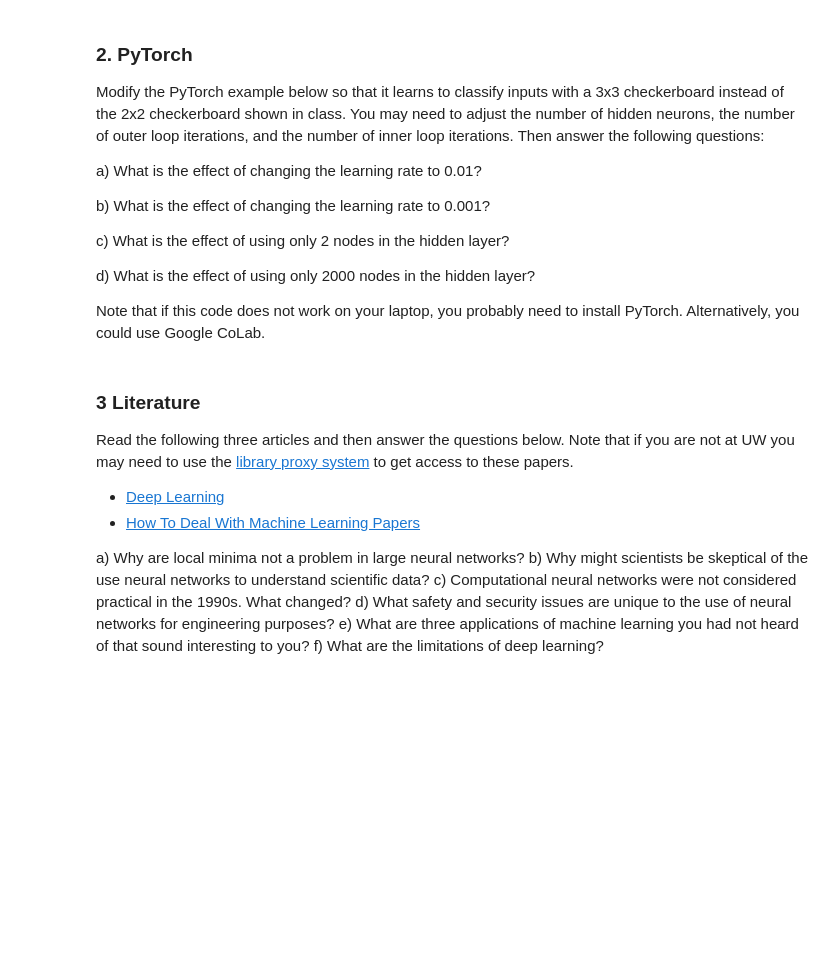
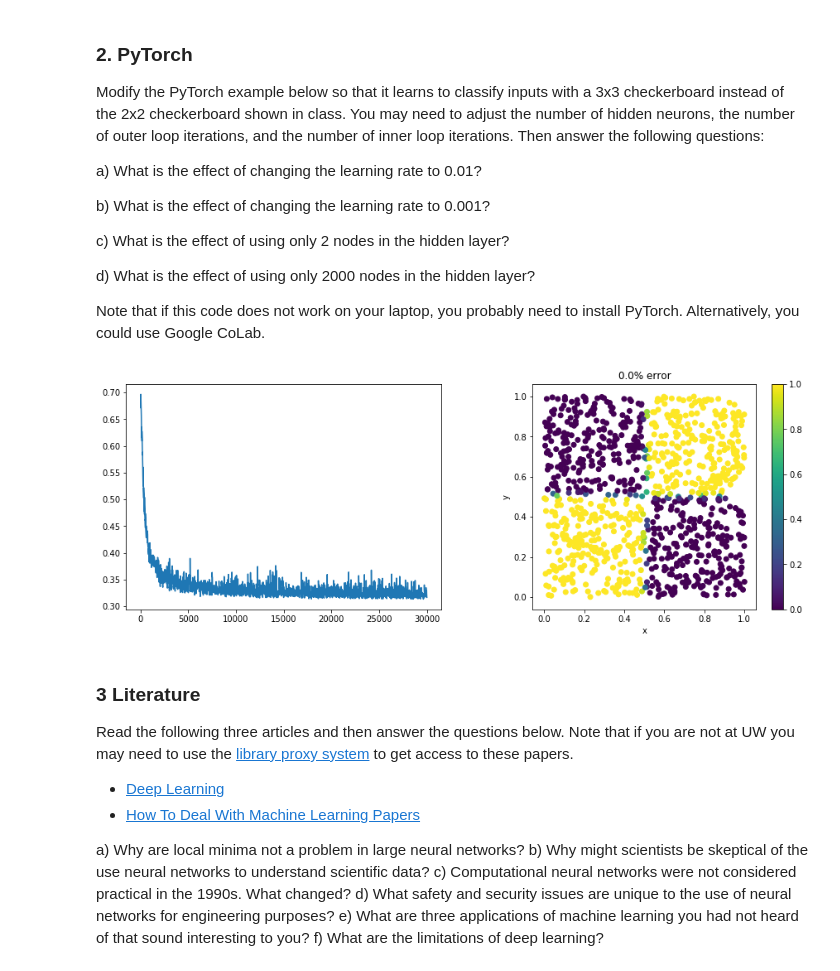
Before and after one commit to klavins/EE502P, a Jupyter notebook: hw/HW_09_ML_Due_12_4.ipynb, the cells around one changed output. Cells and saved outputs as stored; diff of their text form; code cells hidden in the pictures; blank space fills up the shorter version.

```diff
--- a/hw/HW_09_ML_Due_12_4.ipynb
+++ b/hw/HW_09_ML_Due_12_4.ipynb
@@ -106,34 +106,36 @@ def show_predictions(model, ax):
     x,y = make_data(1000)
     yhat = model(x)
     prediction = torch.argmax(yhat,dim=1)
     err = 100 * torch.sum(torch.abs(y - prediction)) / 1000
     p = ax.scatter(x[:,0], x[:,1], c=yhat[:,1].detach(), vmin=0, vmax=1)
     ax.set_aspect(1)
     ax.set_title("%0.1f%% error" % err)
     ax.set_xlabel("x")
     ax.set_ylabel("y")
     plt.colorbar(p)
 
 model = ModelTwo(100)
 criterion = nn.CrossEntropyLoss()
 optimizer = torch.optim.Adam(model.parameters(), lr=0.001)
 
 data = []
 
 fig,ax=plt.subplots(1,2,figsize=(15,5))
 
 for _ in range(1000):
     x,y = make_data(100)
-    for _ in range(10):
+    for _ in range(30):
         optimizer.zero_grad()
         yhat = model(x)
         loss = criterion(yhat,y)
         data.append(loss)
         loss.backward()
         optimizer.step()
 
 ax[0].plot(data)
 show_predictions(model, ax[1])
+# %% [output]
+[figure, added]
 # %% [markdown]
 ### 3 Literature
 
```
Also changed, not shown: 1 other file.
